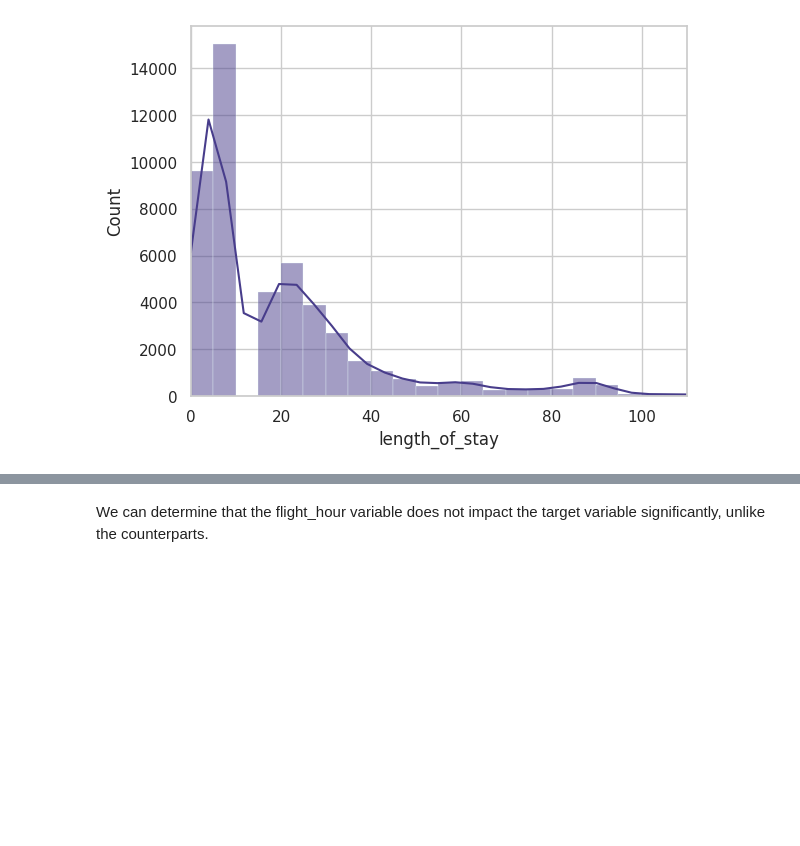
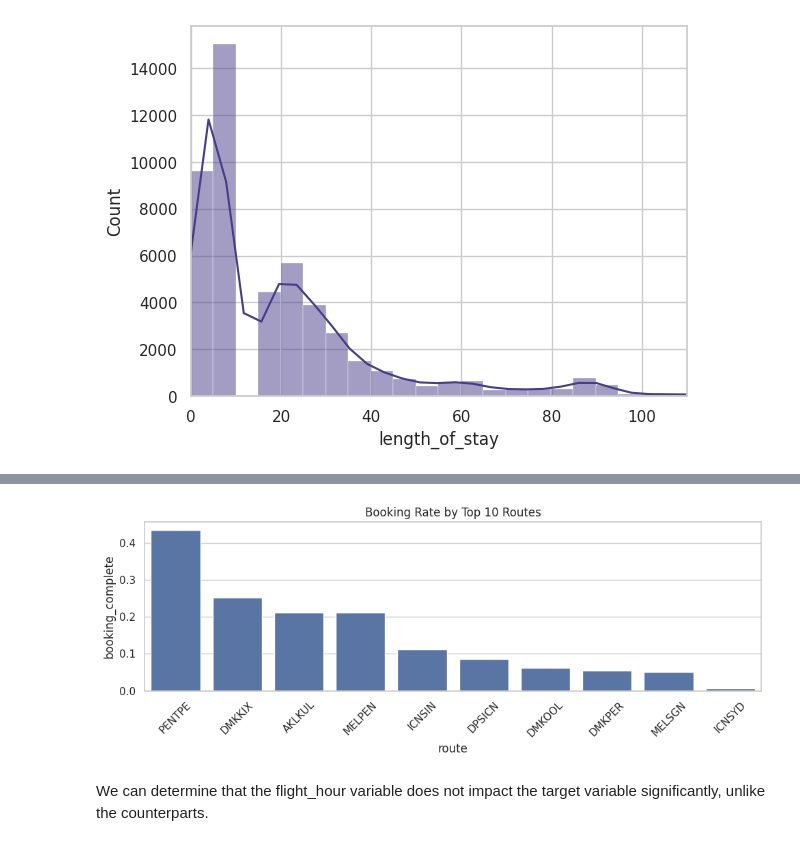
Before and after one commit to JzesatiD/british_airlines_dataproj, a Jupyter notebook: BA_ML.ipynb, the cells around one changed output, grey strips where cells are left out. Cells and saved outputs as stored; diff of their text form; code cells hidden in the pictures; blank space fills up the shorter version.

```diff
--- a/BA_ML.ipynb
+++ b/BA_ML.ipynb
@@ -231,3 +330,17 @@ plt.show()
+# %%
+top_routes = df['route'].value_counts().nlargest(10).index
+df_subset = df[df['route'].isin(top_routes)]
+
+rate = df_subset.groupby('route')['booking_complete'].mean().sort_values(ascending=False).reset_index()
+
+plt.figure(figsize=(10, 4))
+sns.barplot(x='route', y='booking_complete', data=rate)
+plt.title('Booking Rate by Top 10 Routes')
+plt.xticks(rotation=45)
+plt.tight_layout()
+plt.show()
+# %% [output]
+[figure, added]
 # %%
 # Regression Analysis on Variables
 !pip install statsmodels
```
Also changed, not shown: parts of 7 cells of this notebook.
